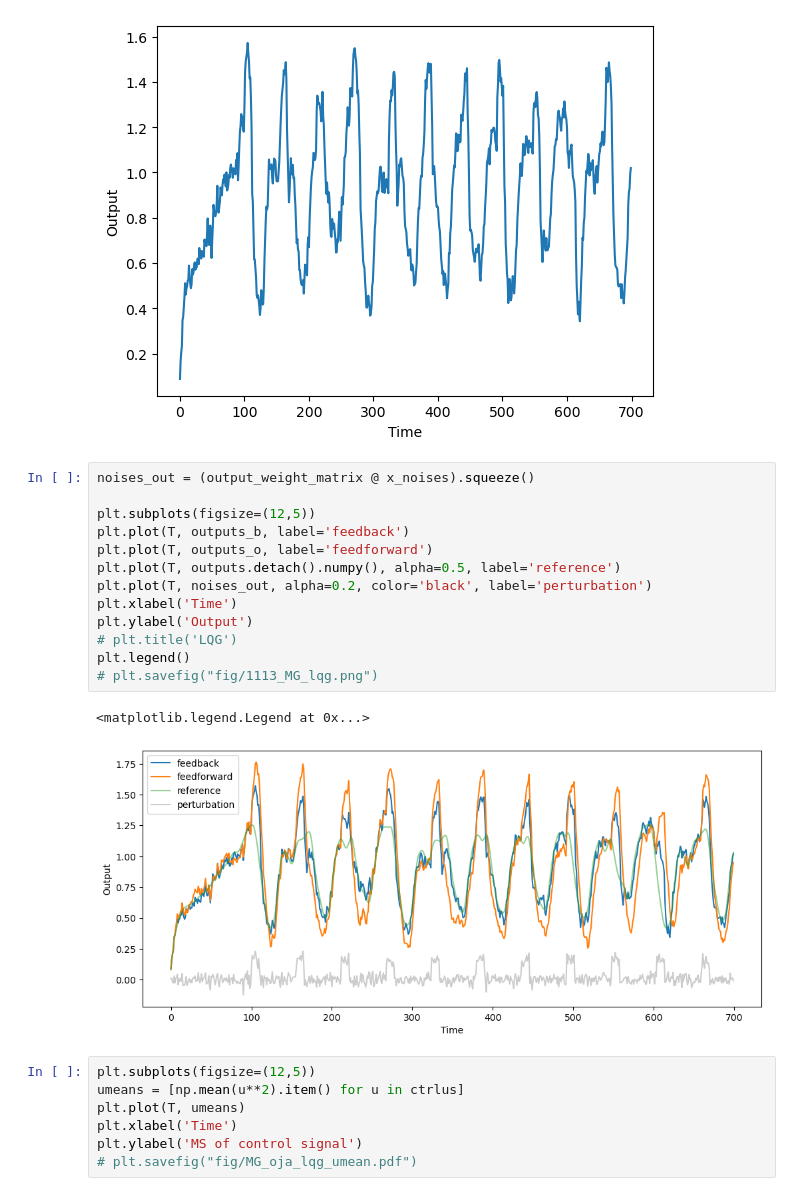
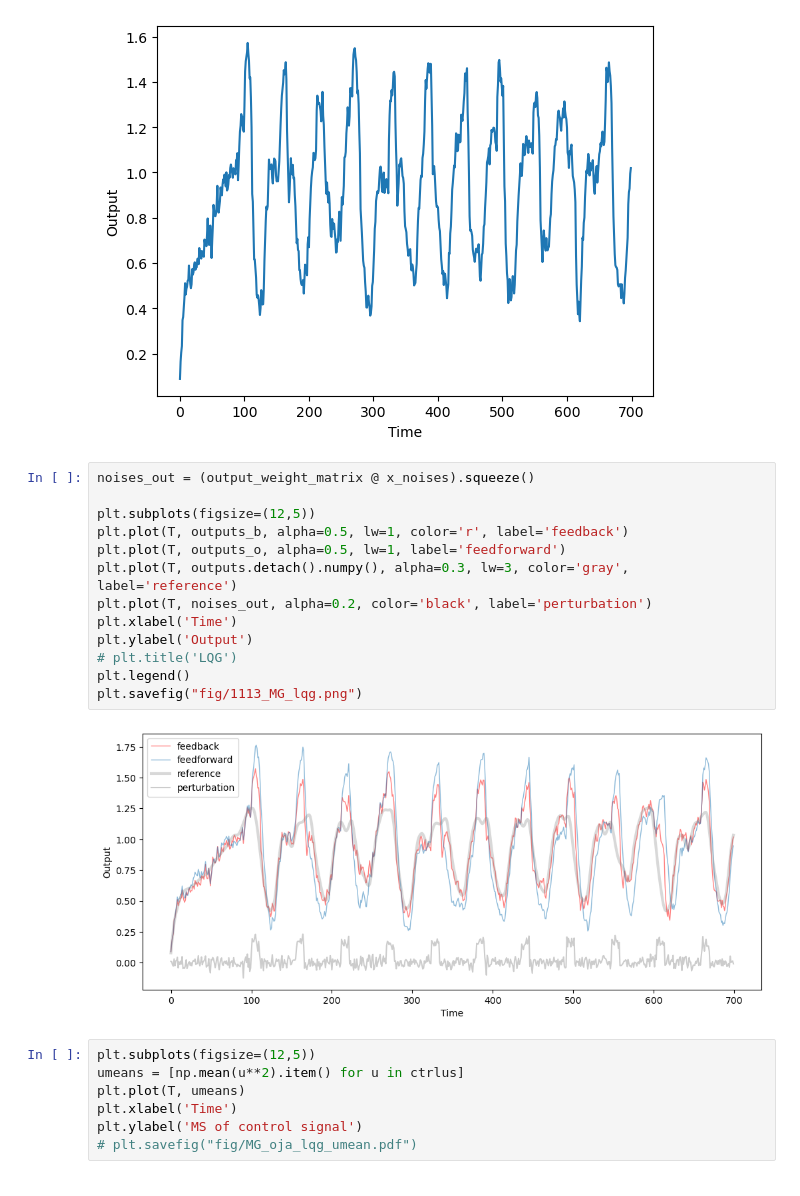
Before and after one commit to BeiGeJin/FBRNN, a Jupyter notebook: analysis/analysis_MG_lqg.ipynb, the cells around one changed output. Drawn from its saved outputs; the diff is of its cells as text.

```diff
--- a/analysis/analysis_MG_lqg.ipynb
+++ b/analysis/analysis_MG_lqg.ipynb
@@ -281,19 +281,18 @@ plt.show()
 # %%
 noises_out = (output_weight_matrix @ x_noises).squeeze()
 
 plt.subplots(figsize=(12,5))
-plt.plot(T, outputs_b, label='feedback')
-plt.plot(T, outputs_o, label='feedforward')
-plt.plot(T, outputs.detach().numpy(), alpha=0.5, label='reference')
+plt.plot(T, outputs_b, alpha=0.5, lw=1, color='r', label='feedback')
+plt.plot(T, outputs_o, alpha=0.5, lw=1, label='feedforward')
+plt.plot(T, outputs.detach().numpy(), alpha=0.3, lw=3, color='gray', label='reference')
 plt.plot(T, noises_out, alpha=0.2, color='black', label='perturbation')
 plt.xlabel('Time')
 plt.ylabel('Output')
 # plt.title('LQG')
 plt.legend()
-# plt.savefig("fig/1113_MG_lqg.png")
+plt.savefig("fig/1113_MG_lqg.png")
 # %% [output]
-<matplotlib.legend.Legend at 0x...>
-[figure, old version]
+[figure, new version]
 # %%
 plt.subplots(figsize=(12,5))
 umeans = [np.mean(u**2).item() for u in ctrlus]
```
Also changed, not shown: 16 other files.
